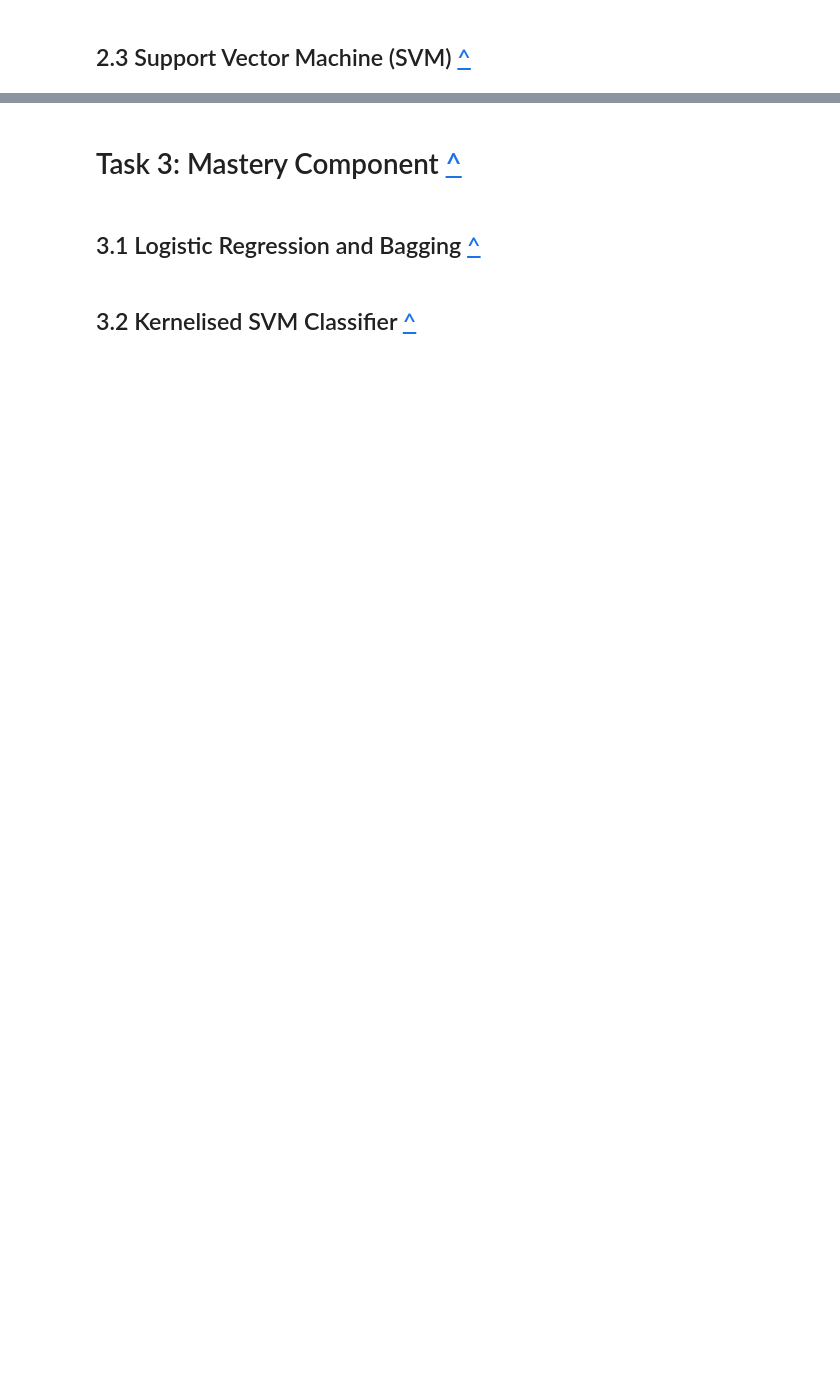
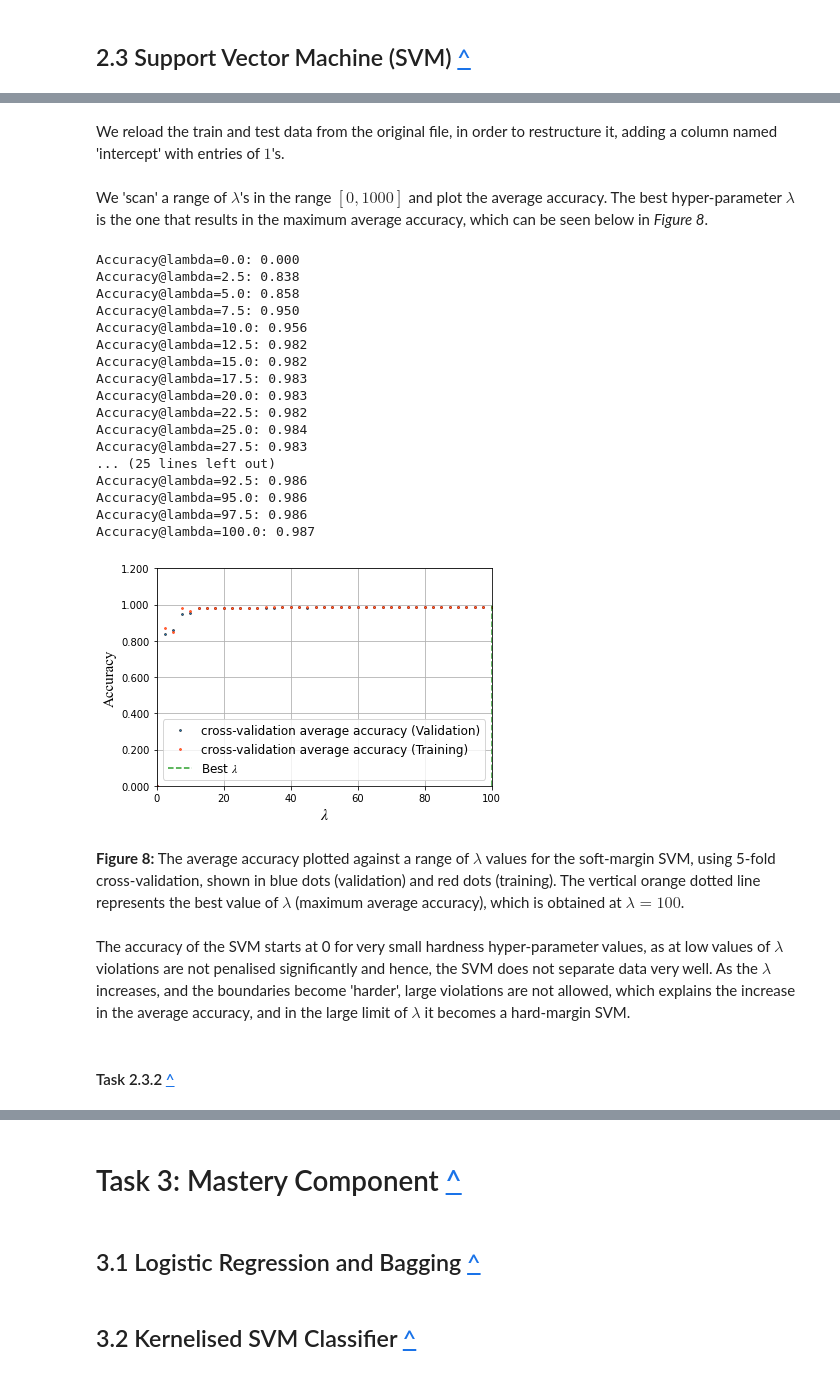
Before and after one commit to GeorgeAlevras/Data-Science-Coursework-1, a Jupyter notebook: Alevras01531221_CW1_clean_V1.ipynb, the cells around one changed output, grey strips where cells are left out. Cells and saved outputs as stored; diff of their text form; code cells hidden in the pictures; blank space fills up the shorter version.

```diff
--- a/Alevras01531221_CW1_clean_V1.ipynb
+++ b/Alevras01531221_CW1_clean_V1.ipynb
@@ -1411,7 +1421,7 @@ def calculate_cost_gradient(w, X_batch, y_batch, regul_strength=1e5):
 
     return dw/len(y_batch)  # average
 # %%
-def sgd(X, y, batch_size=32, max_iterations=2000, stop_criterion=0.01, learning_rate=1e-5, regul_strength=401, print_outcome=False):
+def sgd(X, y, batch_size=32, max_iterations=2000, stop_criterion=0.01, learning_rate=1e-4, regul_strength=401, print_outcome=False):
     # X:  matrix containing the descriptor variables, dimensions: N x p (including the intercept 1s)
     # y: vector containing class of outcome, dimensions: N x 1
     # batch_size:
@@ -1482,2 +1525,77 @@ def score(w, X, y):
+# %% [markdown]
+We reload the train and test data from the original file, in order to restructure it, adding a column named 'intercept' with entries of $1$'s.
+# %%
+X_class = df_tumour_samples.iloc[:, 0:30]  # load descriptors into matrix of descriptors
+X = standardise(X)
+if 'intercept' not in X.columns:
+    X.insert(loc=len(X.columns) , column='intercept', value=1)  # add a column of 1s for the constant weight term, w_0
+X['intercept'] = np.ones((X.shape[0]))
+y = df_tumour_samples.iloc[:, 30]  # load ground truth target variable vector
+y = np.array([1 if el == 'M' else -1 for el in y])  # convert classification from symbolic to numeric M -> 1 and B -> -1
+y = y.astype(float)
+
+X_class_test = df_tumour_test.iloc[:, 0:30]  # load descriptors into matrix of descriptors
+X_test = standardise(X_class_test)
+if 'intercept' not in X_test.columns:
+    X_test.insert(loc=len(X_test.columns) , column='intercept', value=1)  # add a column of 1s for the constant weight term, w_0
+X_test['intercept'] = np.ones((X_test.shape[0]))
+y_test = df_tumour_test.iloc[:, 30]  # load ground truth target variable vector
+y_test = np.array([1 if el == 'M' else -1 for el in y_test])
+y_test = y_test.astype(float)
+# %% [markdown]
+We 'scan' a range of $\lambda$'s in the range $[0, 1000]$ and plot the average accuracy. The best hyper-parameter $\lambda$ is the one that results in the maximum average accuracy, which can be seen below in *Figure 8*.
+# %%
+lambd_range = np.linspace(0, 100, 41)
+best_lambda, lambda_scores = choose_best_lambd(X.to_numpy(), y, folds_indexes, lambd_range)
+training_scores = [cross_val_evaluate(X.to_numpy(), y, folds_indexes, lambd=l)[1] for l in lambd_range]
+
+from matplotlib.ticker import FormatStrFormatter
+fig, ax = plt.subplots()
+params = {'legend.fontsize': 12}
+plt.rcParams.update(params)
+matplotlib.rcParams['mathtext.fontset'] = 'custom'
+matplotlib.rcParams['mathtext.rm'] = 'Bitstream Vera Sans'
+matplotlib.rcParams['mathtext.it'] = 'Bitstream Vera Sans:italic'
+matplotlib.rcParams['mathtext.bf'] = 'Bitstream Vera Sans:bold'
+matplotlib.rcParams['mathtext.fontset'] = 'stix'
+ax.ticklabel_format(useOffset=False)
+ax.yaxis.set_major_formatter(FormatStrFormatter('%.3f'))
+plt.plot(lambd_range, lambda_scores, 'o', markeredgecolor='k', markersize=2, markeredgewidth=0.5, label='cross-validation average accuracy (Validation)')
+plt.plot(lambd_range, training_scores, 'o', markeredgecolor='r', markersize=2, markeredgewidth=0.5, label='cross-validation average accuracy (Training)')
+plt.plot(np.linspace(best_lambda, best_lambda, 100), np.linspace(0, 1, 100), '--', label='Best ' r'$\lambda$')
+plt.ylim(0, 1.2)
+plt.xlim(min(lambd_range), max(lambd_range))
+plt.xlabel(r'$\lambda$', fontname='Times New Roman', fontsize=16)
+plt.ylabel('Accuracy', fontname='Times New Roman', fontsize=15)
+plt.grid()
+plt.legend()
+plt.show()
+# %% [output]
+Accuracy@lambda=0.0: 0.000
+Accuracy@lambda=2.5: 0.838
+Accuracy@lambda=5.0: 0.858
+Accuracy@lambda=7.5: 0.950
+Accuracy@lambda=10.0: 0.956
+Accuracy@lambda=12.5: 0.982
+Accuracy@lambda=15.0: 0.982
+Accuracy@lambda=17.5: 0.983
+Accuracy@lambda=20.0: 0.983
+Accuracy@lambda=22.5: 0.982
+Accuracy@lambda=25.0: 0.984
+Accuracy@lambda=27.5: 0.983
+... (25 lines left out)
+Accuracy@lambda=92.5: 0.986
+Accuracy@lambda=95.0: 0.986
+Accuracy@lambda=97.5: 0.986
+Accuracy@lambda=100.0: 0.987
+[figure, added]
+# %% [markdown]
+**Figure 8:** The average accuracy plotted against a range of $\lambda$ values for the soft-margin SVM, using 5-fold cross-validation, shown in blue dots (validation) and red dots (training). The vertical orange dotted line represents the best value of $\lambda$ (maximum average accuracy), which is obtained at $\lambda=100$.
+# %% [markdown]
+The accuracy of the SVM starts at 0 for very small hardness hyper-parameter values, as at low values of $\lambda$ violations are not penalised significantly and hence, the SVM does not separate data very well. As the $\lambda$ increases, and the boundaries become 'harder', large violations are not allowed, which explains the increase in the average accuracy, and in the large limit of $\lambda$ it becomes a hard-margin SVM.
+# %% [markdown]
+<a name="q232"></a>
+
+#### Task 2.3.2 [^](#outline)
 # %%
 print("Accuracy on train set: {}".format(score(w, X, y)))
```
Also changed, not shown: parts of 46 cells of this notebook.
